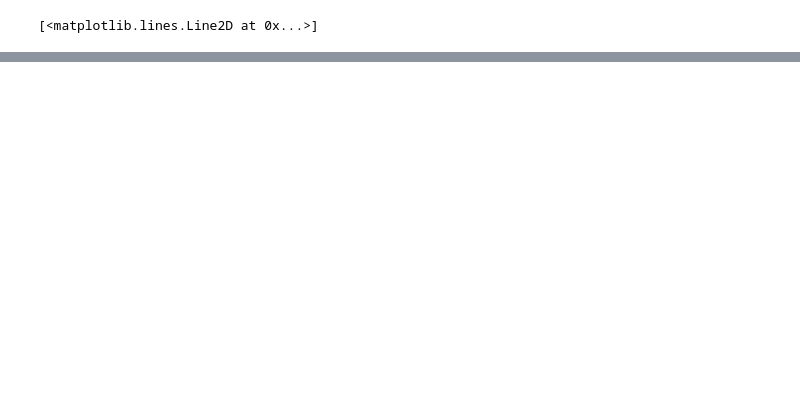
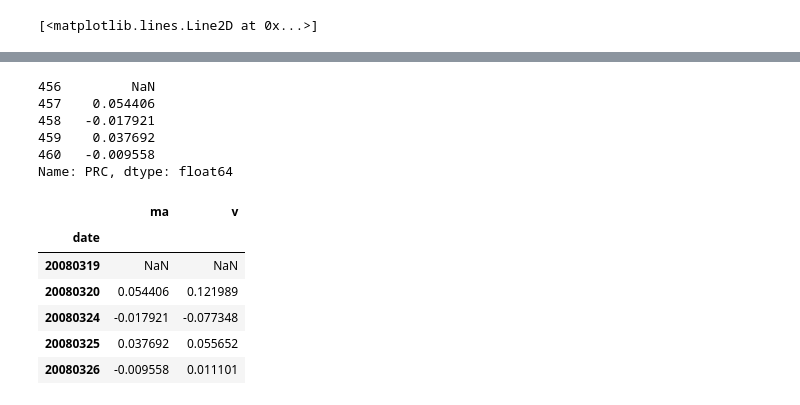
Before and after one commit to susain-ko/KSEAProject, a Jupyter notebook: cleanData.ipynb, the cells around one changed output, grey strips where cells are left out. Cells and saved outputs as stored; diff of their text form; code cells hidden in the pictures; blank space fills up the shorter version.

```diff
--- a/cleanData.ipynb
+++ b/cleanData.ipynb
@@ -119,6 +134,29 @@ m_t0 = ma[ma.columns[3]][:-1]
 # %%
 ma_returns = (m_t1.sub(m_t0.shift())).div(m_t0)
 ma_returns[1927]=(ma[ma.columns[3]][1927] - (ma[ma.columns[3]][1926]/(10)))/(ma[ma.columns[3]][1926]/(10))
+ma_returns.head()
+# %% [output]
+456         NaN
+457    0.054406
+458   -0.017921
+459    0.037692
+460   -0.009558
+Name: PRC, dtype: float64
+# %%
+d = {
+    'v':v_returns.values,
+    'ma':ma_returns.values
+    }
+new_df = pd.DataFrame(d, index=v_date)
+new_df.head()
+# %% [output]
+|  | ma | v |
+| date |  |  |
+| 20080319 | NaN | NaN |
+| 20080320 | 0.054406 | 0.121989 |
+| 20080324 | -0.017921 | -0.077348 |
+| 20080325 | 0.037692 | 0.055652 |
+| 20080326 | -0.009558 | 0.011101 |
 # %%
 fig = plt.figure(figsize=(20, 5))
 ax = fig.add_subplot(111)
```
Also changed, not shown: parts of 12 cells of this notebook.
